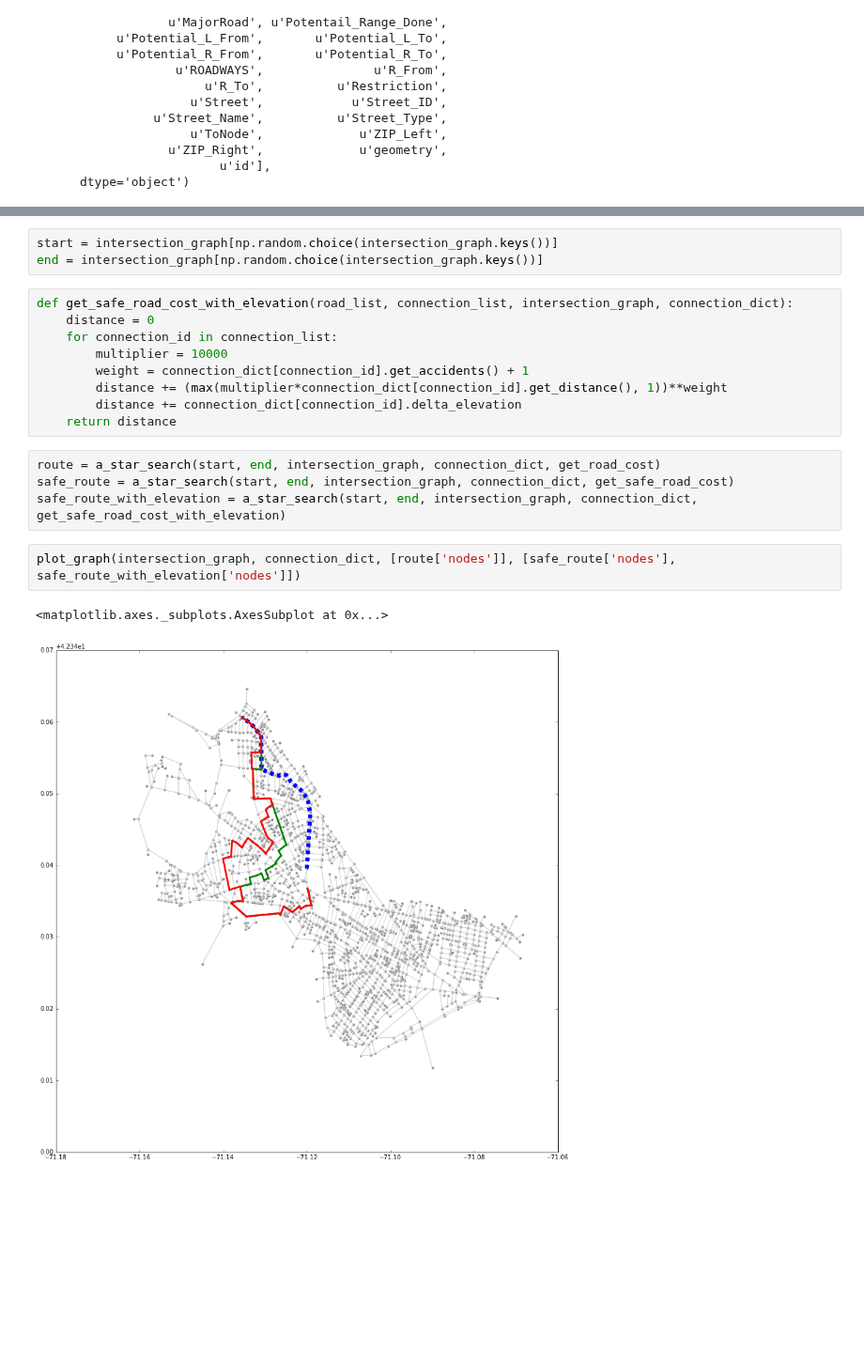
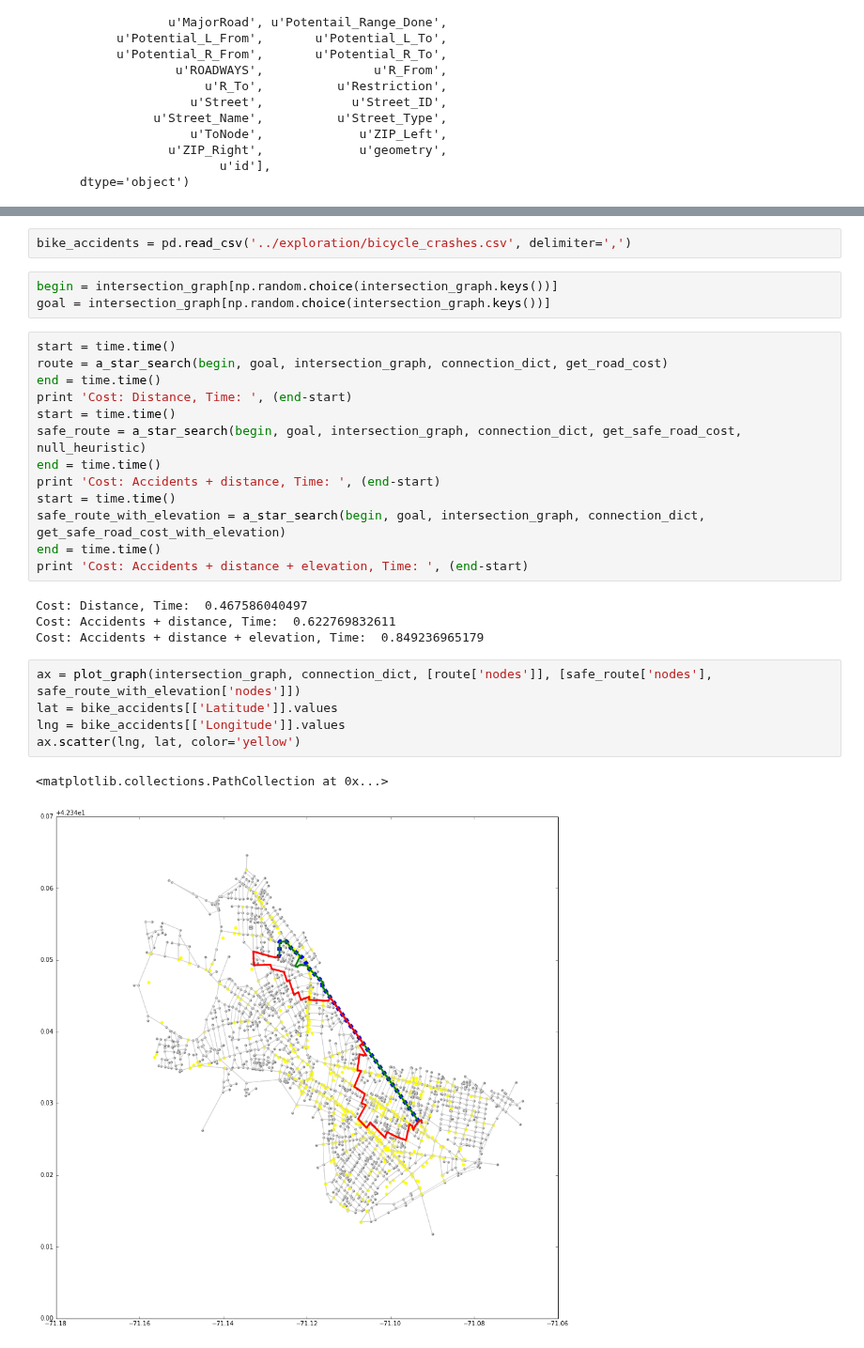
Before and after one commit to NickHoernle/Artificial-Intelligence-CS182-Project, a Jupyter notebook: baseline/baseline_A_star.ipynb, the cells around one changed output, grey strips where cells are left out. Shown at 94% size. Drawn from its saved outputs; the diff is of its cells as text; blank space fills up the shorter version.

```diff
--- a/baseline/baseline_A_star.ipynb
+++ b/baseline/baseline_A_star.ipynb
@@ -184,21 +210,30 @@ Index([               u'Alias',            u'Direction',
+# %%
+bike_accidents = pd.read_csv('../exploration/bicycle_crashes.csv', delimiter=',')
 # %%
-start = intersection_graph[np.random.choice(intersection_graph.keys())]
-end = intersection_graph[np.random.choice(intersection_graph.keys())]
+begin = intersection_graph[np.random.choice(intersection_graph.keys())]
+goal = intersection_graph[np.random.choice(intersection_graph.keys())]
-# %%
-def get_safe_road_cost_with_elevation(road_list, connection_list, intersection_graph, connection_dict):
-    distance = 0
-    for connection_id in connection_list:
-        multiplier = 10000
-        weight = connection_dict[connection_id].get_accidents() + 1
-        distance += (max(multiplier*connection_dict[connection_id].get_distance(), 1))**weight
-        distance += connection_dict[connection_id].delta_elevation
-    return distance
-# %%
-route = a_star_search(start, end, intersection_graph, connection_dict, get_road_cost)
-safe_route = a_star_search(start, end, intersection_graph, connection_dict, get_safe_road_cost)
-safe_route_with_elevation = a_star_search(start, end, intersection_graph, connection_dict, get_safe_road_cost_with_elevation)
+# %%
+start = time.time()
+route = a_star_search(begin, goal, intersection_graph, connection_dict, get_road_cost)
+end = time.time()
+print 'Cost: Distance, Time: ', (end-start)
+start = time.time()
+safe_route = a_star_search(begin, goal, intersection_graph, connection_dict, get_safe_road_cost, null_heuristic)
+end = time.time()
+print 'Cost: Accidents + distance, Time: ', (end-start)
+start = time.time()
+safe_route_with_elevation = a_star_search(begin, goal, intersection_graph, connection_dict, get_safe_road_cost_with_elevation)
+end = time.time()
+print 'Cost: Accidents + distance + elevation, Time: ', (end-start)
+# %% [output]
+Cost: Distance, Time:  0.467586040497
+Cost: Accidents + distance, Time:  0.622769832611
+Cost: Accidents + distance + elevation, Time:  0.849236965179
 # %%
-plot_graph(intersection_graph, connection_dict, [route['nodes']], [safe_route['nodes'], safe_route_with_elevation['nodes']])
+ax = plot_graph(intersection_graph, connection_dict, [route['nodes']], [safe_route['nodes'], safe_route_with_elevation['nodes']])
+lat = bike_accidents[['Latitude']].values
+lng = bike_accidents[['Longitude']].values
+ax.scatter(lng, lat, color='yellow')
 # %% [output]
-<matplotlib.axes._subplots.AxesSubplot at 0x...>
+<matplotlib.collections.PathCollection at 0x...>
-[figure, old version]
+[figure, new version]
```
Also changed, not shown: parts of 11 cells of this notebook, 7 other files.
